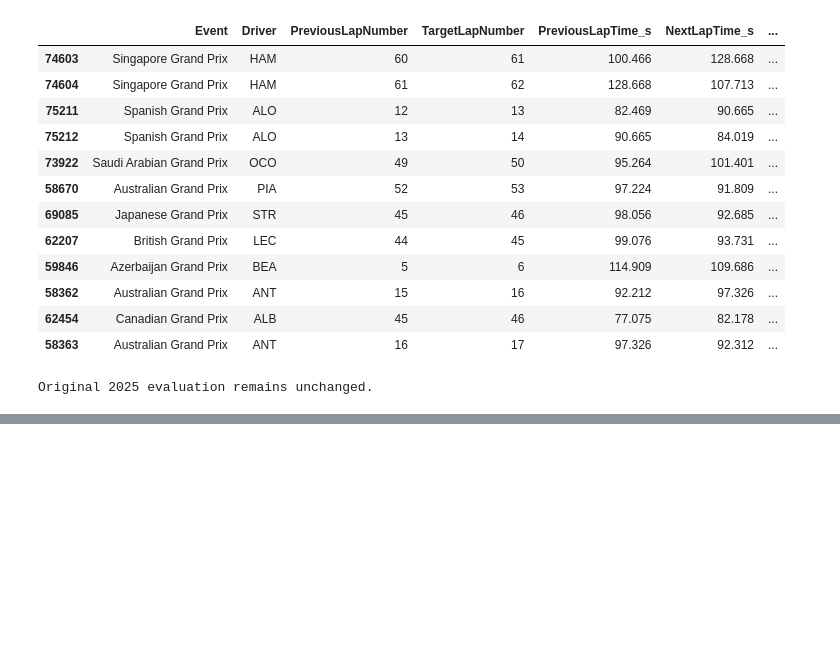
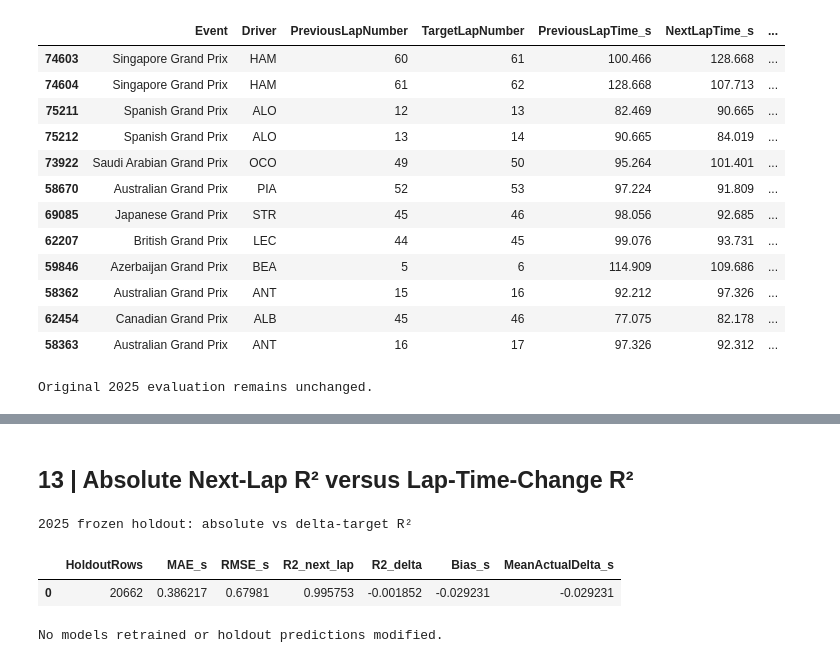
Before and after one commit to adrianliew99/MMA3001-Project-Formula1-Lap-Time-Prediction-Using-Machine-Learning, a Jupyter notebook: MMA3001_F1_Next_Lap_Prediction.ipynb, the cells around one changed output, grey strips where cells are left out. Cells and saved outputs as stored; diff of their text form; code cells hidden in the pictures; blank space fills up the shorter version.

```diff
--- a/MMA3001_F1_Next_Lap_Prediction.ipynb
+++ b/MMA3001_F1_Next_Lap_Prediction.ipynb
@@ -1586,0 +1452,47 @@ Tyre-strategy optimisation needs a **separate future-pace model** and explicit p
+# %% [markdown]
+## 13 | Absolute Next-Lap R² versus Lap-Time-Change R²
+# %%
+# SECTION 13.1 — FROZEN 2025 ABSOLUTE AND DELTA R² AUDIT
+
+root = ROOT  # Reuse the project root configured in Section 1
+path = root / "results" / "predictions" / "FINAL_holdout_2025_predictions.csv"
+if not path.is_file():
+    raise FileNotFoundError(
+        f"Missing frozen 2025 holdout predictions: {path}"
+    )
+pred = pd.read_csv(path)
+required = ["Year", "PreviousLapTime_s", "NextLapTime_s", "PredictedNextLapTime_s"]
+missing = [c for c in required if c not in pred.columns]
+if missing:
+    raise ValueError(f"Missing frozen prediction columns: {missing}")
+assert set(pred["Year"].dropna().astype(int)) == {2025}
+assert len(pred) == 20662, "Unexpected holdout row count; verify file version."
+actual_next = pred["NextLapTime_s"].to_numpy(dtype=float)
+pred_next = pred["PredictedNextLapTime_s"].to_numpy(dtype=float)
+previous = pred["PreviousLapTime_s"].to_numpy(dtype=float)
+assert np.isfinite(np.column_stack([actual_next, pred_next, previous])).all()
+actual_delta = actual_next - previous
+pred_delta = pred_next - previous
+
+scores = pd.DataFrame([{
+    "HoldoutRows": len(pred),
+    "MAE_s": mean_absolute_error(actual_next, pred_next),
+    "RMSE_s": np.sqrt(mean_squared_error(actual_next, pred_next)),
+    "R2_next_lap": r2_score(actual_next, pred_next),
+    "R2_delta": r2_score(actual_delta, pred_delta),
+    "Bias_s": float(np.mean(actual_next - pred_next)),
+    "MeanActualDelta_s": float(np.mean(actual_delta)),
+}])
+# Numerical consistency against the frozen reported result.
+assert abs(scores.loc[0, "MAE_s"] - 0.3862170651437421) < 1e-8
+assert abs(scores.loc[0, "RMSE_s"] - 0.6798099358511948) < 1e-8
+assert abs(scores.loc[0, "R2_next_lap"] - 0.9957528727036938) < 1e-8
+
+print("2025 frozen holdout: absolute vs delta-target R²")
+display(scores.round(6))
+print("No models retrained or holdout predictions modified.")
+# %% [output]
+2025 frozen holdout: absolute vs delta-target R²
+|  | HoldoutRows | MAE_s | RMSE_s | R2_next_lap | R2_delta | Bias_s | MeanActualDelta_s |
+| 0 | 20662 | 0.386217 | 0.67981 | 0.995753 | -0.001852 | -0.029231 | -0.029231 |
+No models retrained or holdout predictions modified.
```
Also changed, not shown: parts of 45 cells of this notebook, 18 other files.
